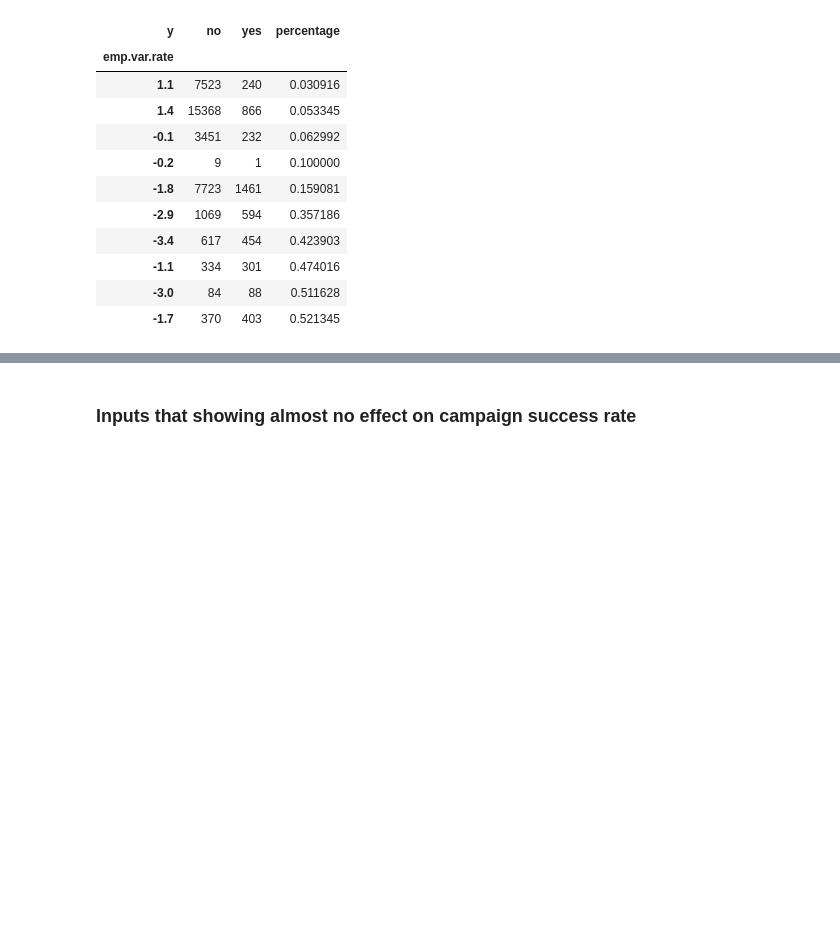
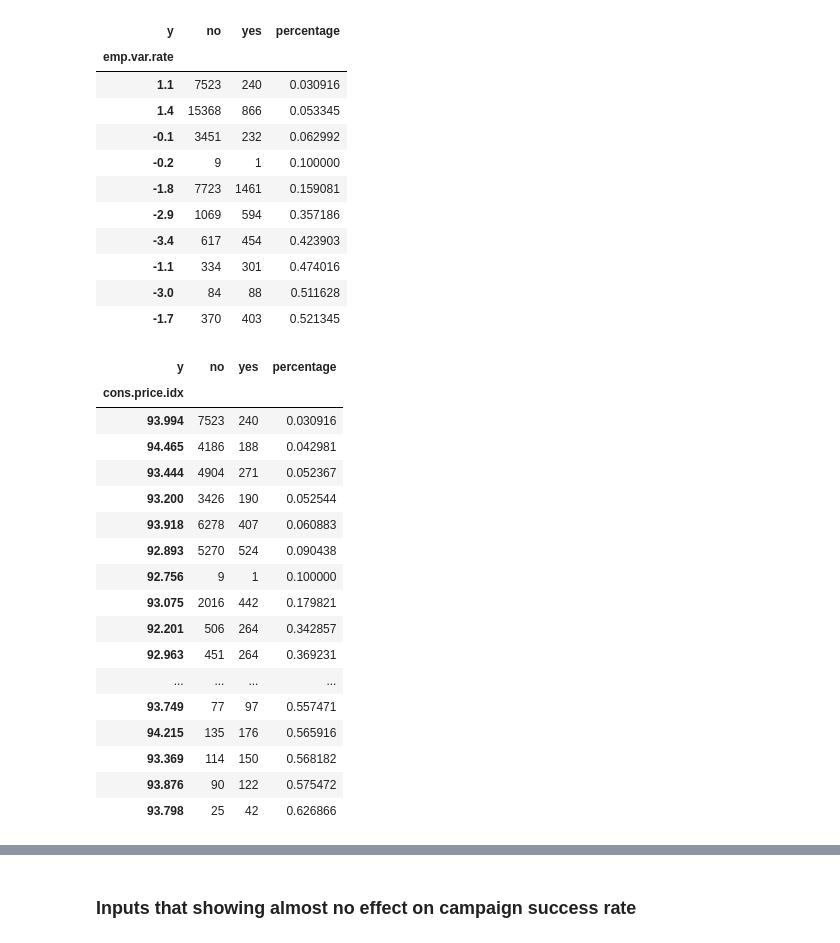
Before and after one commit to yatong2/Springboard, a Jupyter notebook: Capstone_Data_Exploration.ipynb, the cells around one changed output, grey strips where cells are left out. Cells and saved outputs as stored; diff of their text form; code cells hidden in the pictures; blank space fills up the shorter version.

```diff
--- a/Capstone_Data_Exploration.ipynb
+++ b/Capstone_Data_Exploration.ipynb
@@ -381,3 +381,27 @@ evr.sort_values('percentage')
 | -1.1 | 334 | 301 | 0.474016 |
 | -3.0 | 84 | 88 | 0.511628 |
 | -1.7 | 370 | 403 | 0.521345 |
+# %%
+#consumer price index - monthly indicator (numeric)
+cpi = bank_info.groupby(['cons.price.idx', 'y']).size().unstack()
+cpi['percentage'] = cpi.yes / (cpi.yes + cpi.no)
+cpi.sort_values('percentage')
+# %% [output]
+| y | no | yes | percentage |
+| cons.price.idx |  |  |  |
+| 93.994 | 7523 | 240 | 0.030916 |
+| 94.465 | 4186 | 188 | 0.042981 |
+| 93.444 | 4904 | 271 | 0.052367 |
+| 93.200 | 3426 | 190 | 0.052544 |
+| 93.918 | 6278 | 407 | 0.060883 |
+| 92.893 | 5270 | 524 | 0.090438 |
+| 92.756 | 9 | 1 | 0.100000 |
+| 93.075 | 2016 | 442 | 0.179821 |
+| 92.201 | 506 | 264 | 0.342857 |
+| 92.963 | 451 | 264 | 0.369231 |
+| ... | ... | ... | ... |
+| 93.749 | 77 | 97 | 0.557471 |
+| 94.215 | 135 | 176 | 0.565916 |
+| 93.369 | 114 | 150 | 0.568182 |
+| 93.876 | 90 | 122 | 0.575472 |
+| 93.798 | 25 | 42 | 0.626866 |
```
Also changed, not shown: parts of 3 cells of this notebook, 1 other file.
